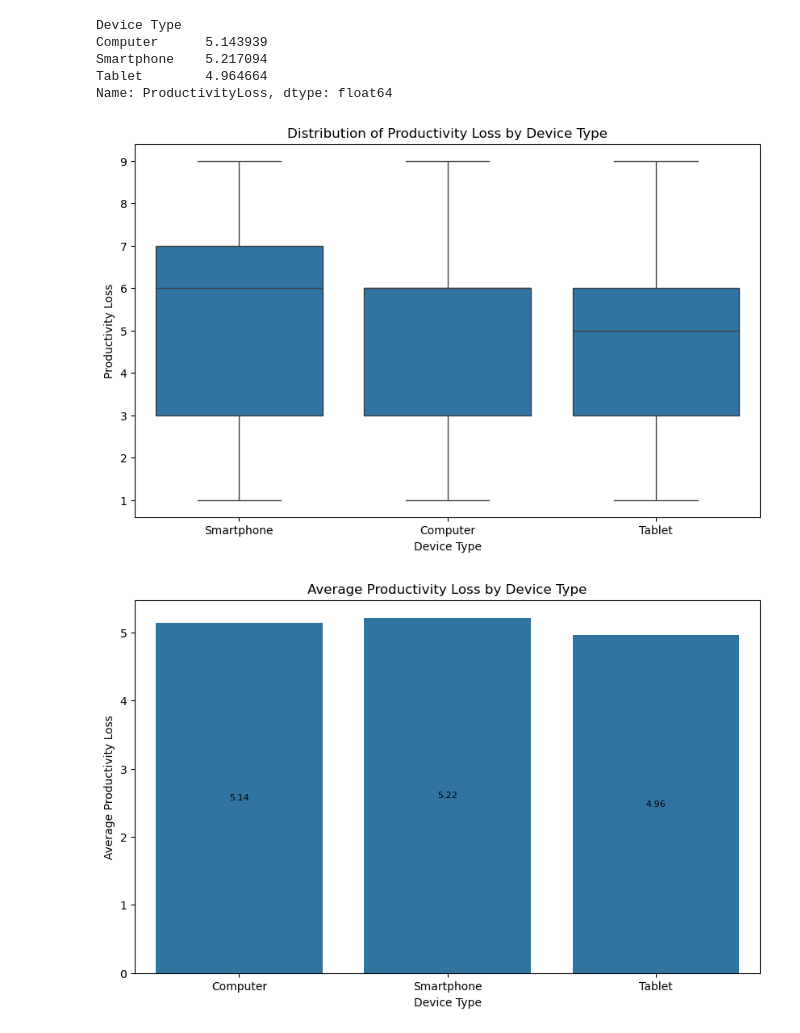
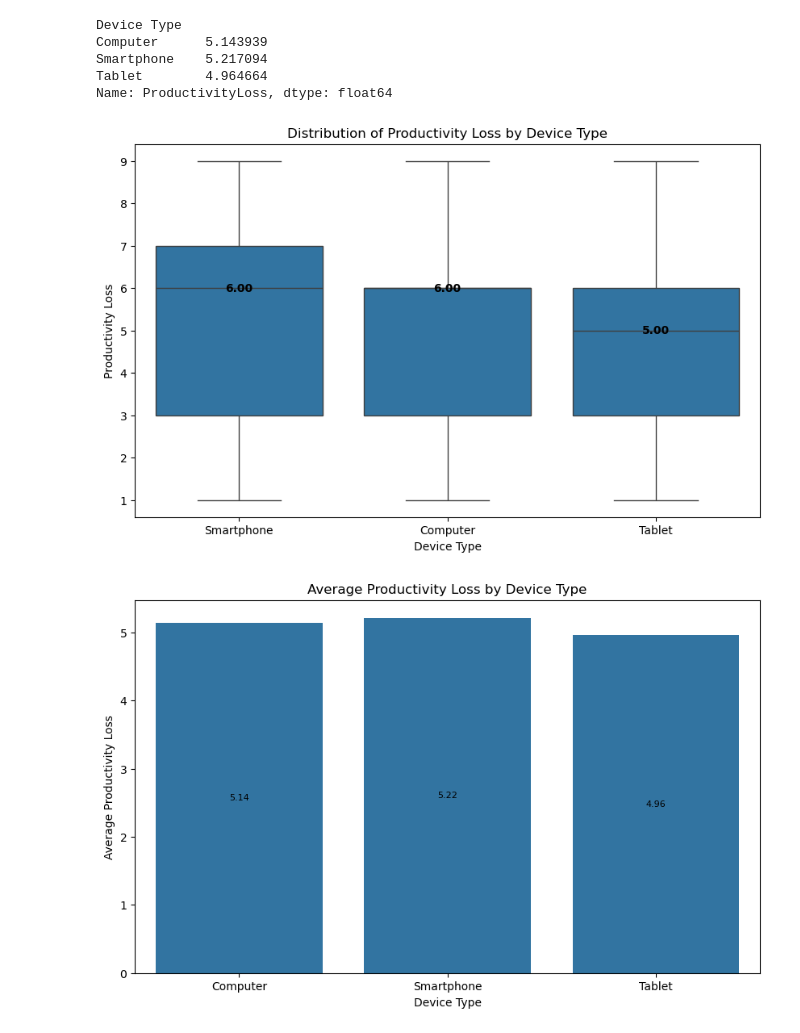
Before and after one commit to wrighang/project_01_team_11, a Jupyter notebook: Team_Eleven_Behavioral_Study.ipynb, the cells around one changed output. Cells and saved outputs as stored; diff of their text form; code cells hidden in the pictures.

Commit message:
modified charts

```diff
--- a/Team_Eleven_Behavioral_Study.ipynb
+++ b/Team_Eleven_Behavioral_Study.ipynb
@@ -1160,13 +1160,22 @@ Name: ProductivityLoss, dtype: float64
 # %%
 # Create box plot with the data
 plt.figure(figsize=(10, 6))
 sns.boxplot(x='Device Type', y='ProductivityLoss', data=darkside_df)
+
+# Calculate the median values and add as labels
+medians = darkside_df.groupby(['Device Type'])['ProductivityLoss'].median().values
+positions = range(len(medians))
+
+for pos, median in zip(positions, medians):
+    plt.text(pos, median, f'{median:.2f}', ha='center', va='center', color='black', fontweight='bold')
+
+
 plt.xlabel('Device Type')
 plt.ylabel('Productivity Loss')
 plt.title('Distribution of Productivity Loss by Device Type')
 plt.show()
 # %% [output]
-[figure, old version]
+[figure, new version]
 # %%
 #create bar plot with averages
 plt.figure(figsize=(10, 6))
```
